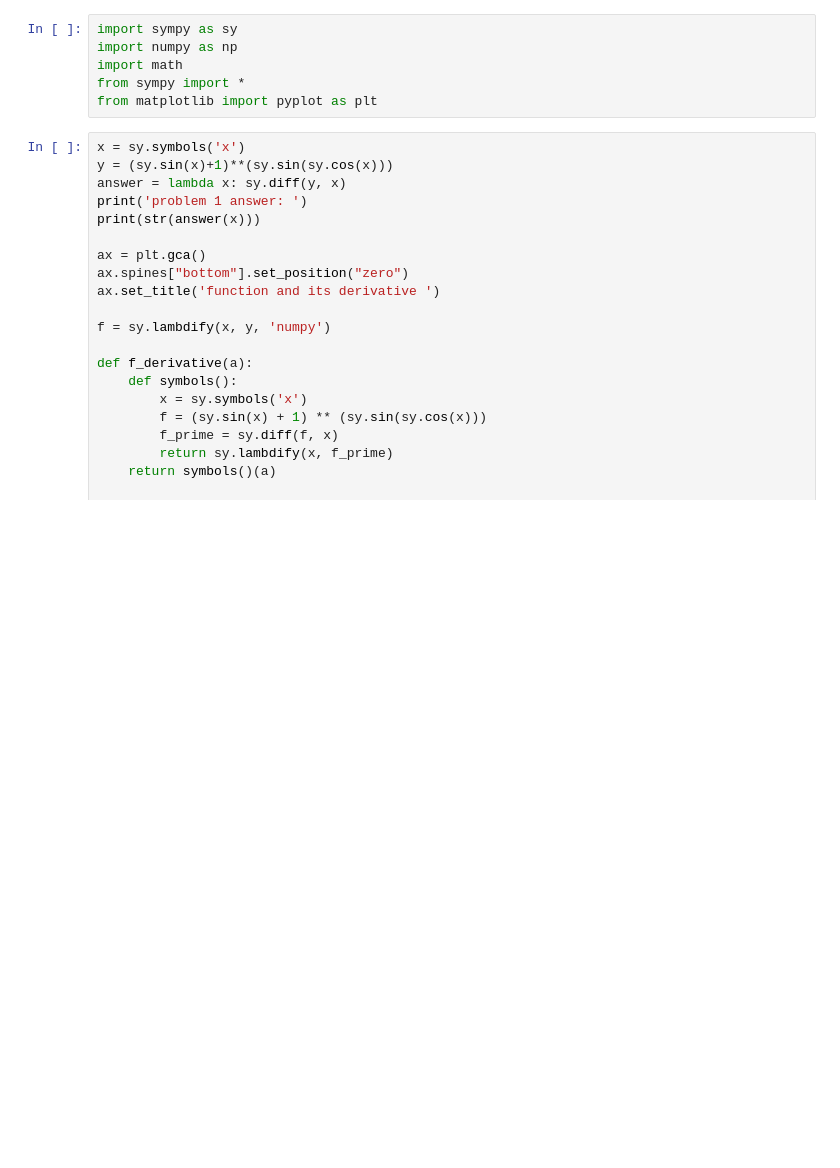
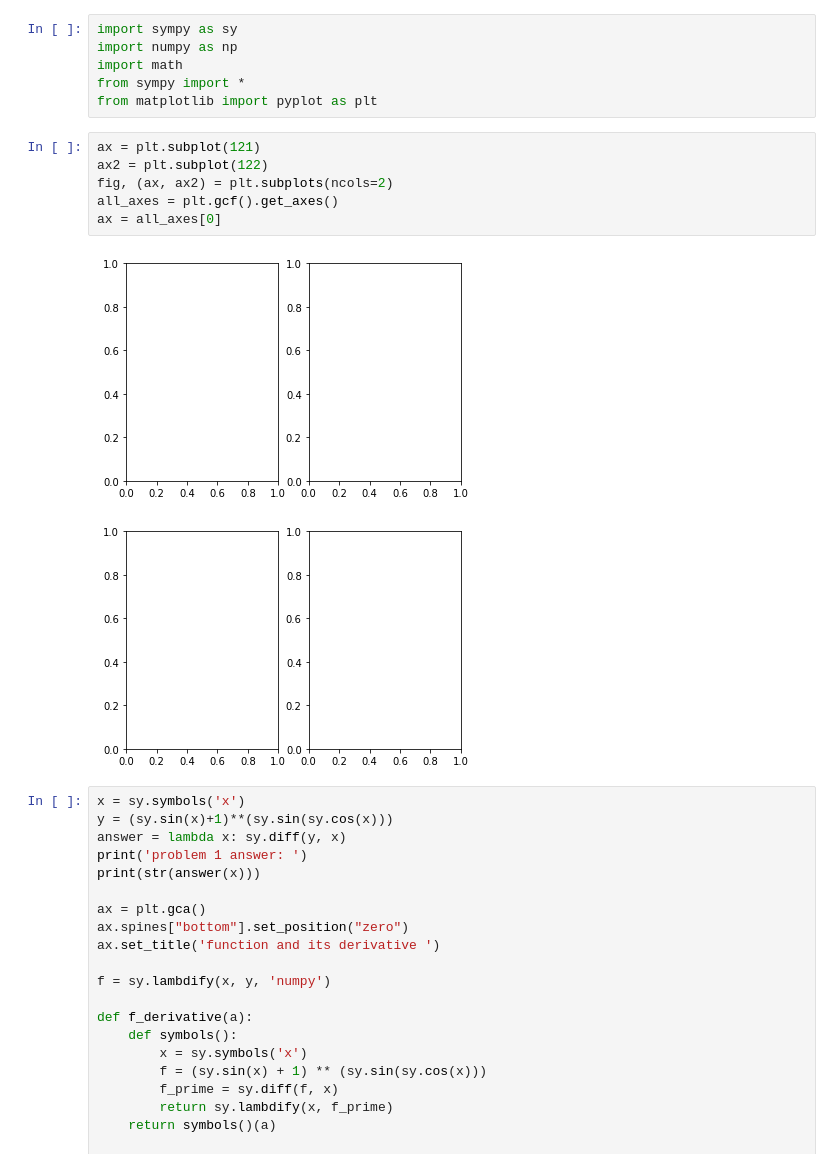
Before and after one commit to hihowme/persp-model-econ_w20, a Jupyter notebook: ProblemSets/PS2/PS2_part1_haihao.ipynb, the cells around one changed output. Cells and saved outputs as stored; diff of their text form; blank space fills up the shorter version.

```diff
--- a/ProblemSets/PS2/PS2_part1_haihao.ipynb
+++ b/ProblemSets/PS2/PS2_part1_haihao.ipynb
@@ -14,6 +14,15 @@ import numpy as np
 import math
 from sympy import *
 from matplotlib import pyplot as plt
+# %%
+ax = plt.subplot(121)
+ax2 = plt.subplot(122)
+fig, (ax, ax2) = plt.subplots(ncols=2)
+all_axes = plt.gcf().get_axes()
+ax = all_axes[0]
+# %% [output]
+[figure, added]
+[figure, added]
 # %%
 x = sy.symbols('x')
 y = (sy.sin(x)+1)**(sy.sin(sy.cos(x)))
```
Also changed, not shown: 4 other files.
